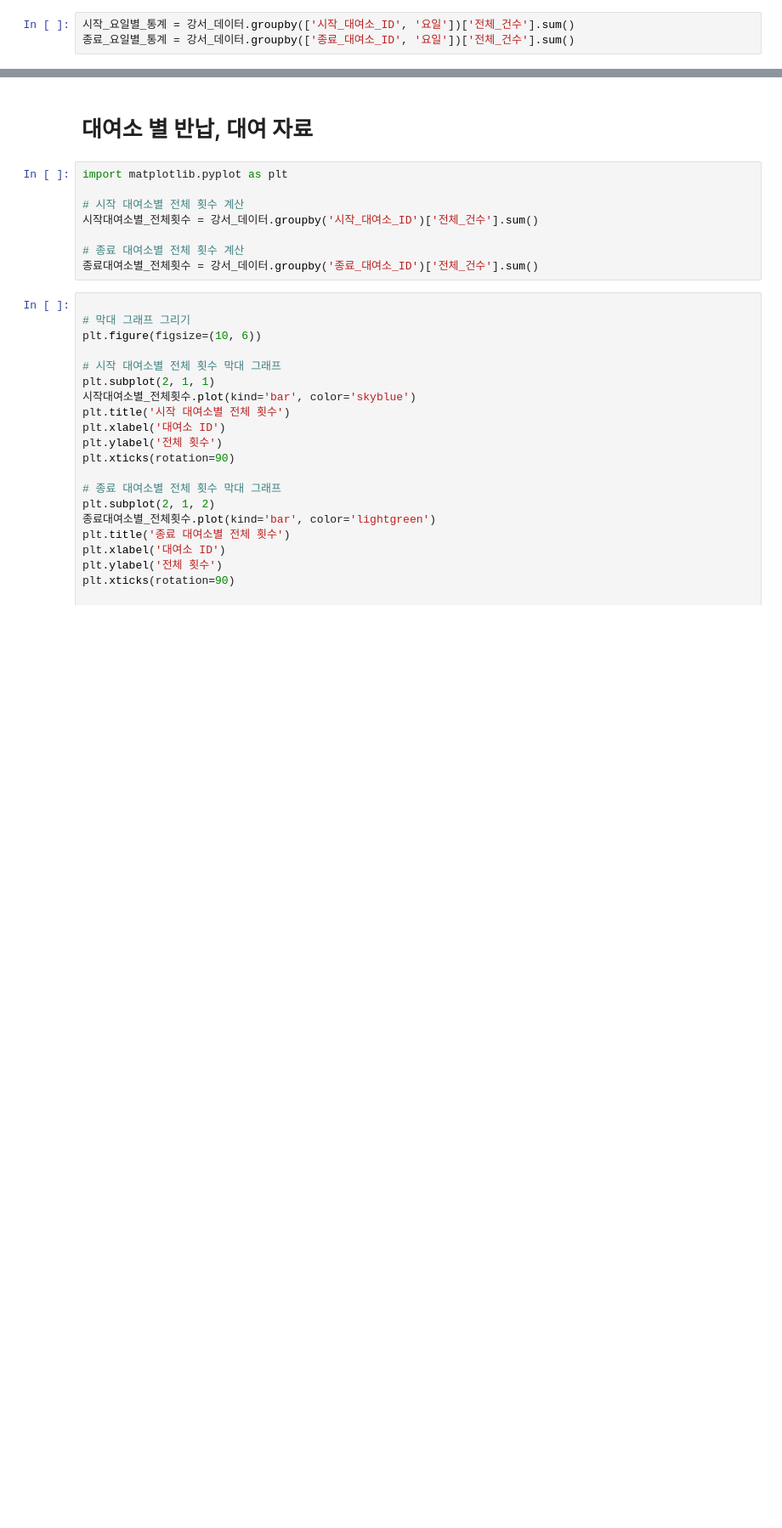
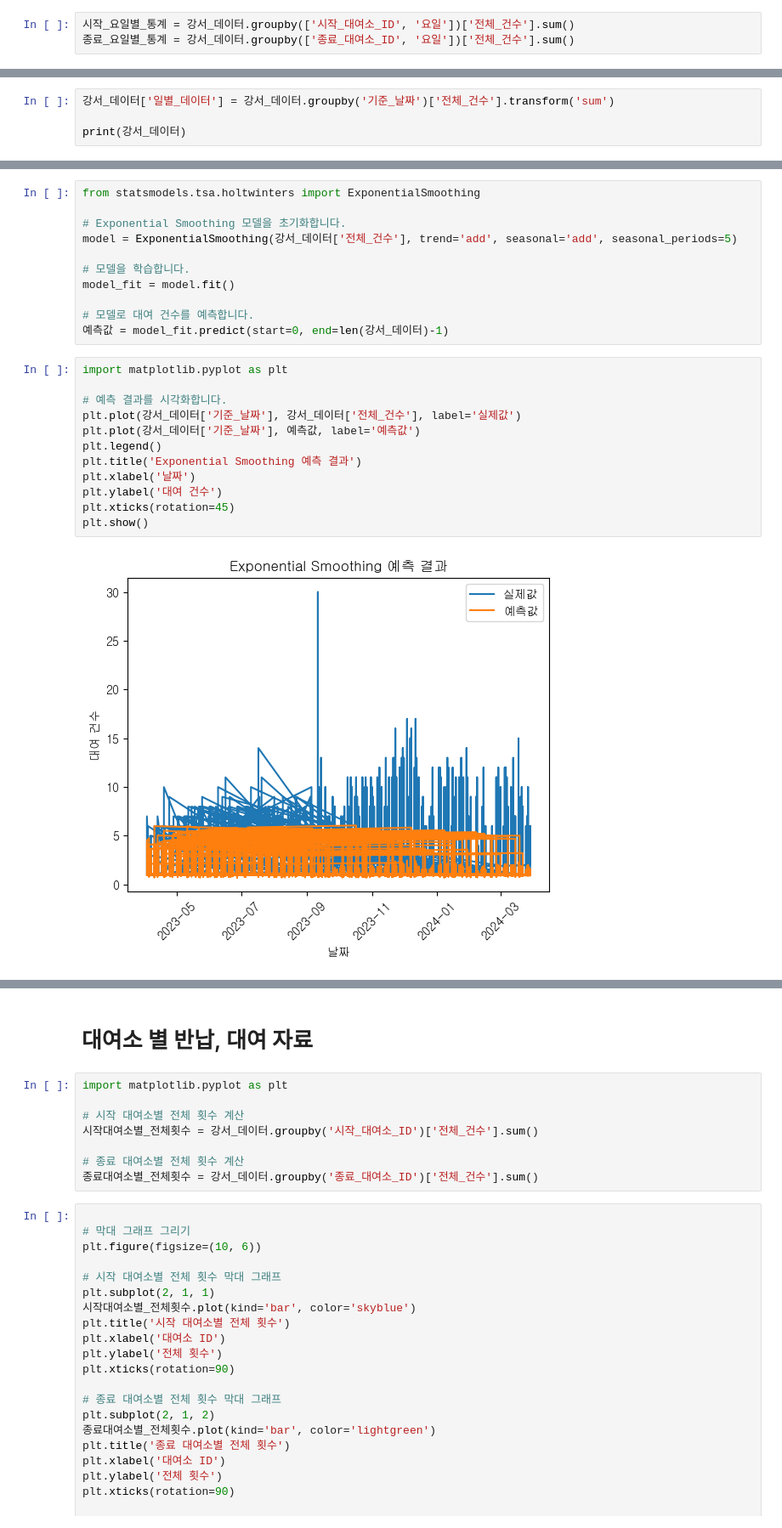
Before and after one commit to minseokpark6/SemiProject_Group3, a Jupyter notebook: Code/choiinwoo/20240502_자료.ipynb, the cells around one changed output, grey strips where cells are left out. Shown at 85% size. Saved outputs shown, nothing was run; the diff lists cells and outputs as text; blank space fills up the shorter version.

```diff
--- a/Code/choiinwoo/20240502_자료.ipynb
+++ b/Code/choiinwoo/20240502_자료.ipynb
@@ -220,0 +293,4 @@ plt.show()
+# %%
+강서_데이터['일별_데이터'] = 강서_데이터.groupby('기준_날짜')['전체_건수'].transform('sum')
+
+print(강서_데이터)
@@ -220,0 +341,25 @@ plt.show()
+# %%
+from statsmodels.tsa.holtwinters import ExponentialSmoothing
+
+# Exponential Smoothing 모델을 초기화합니다.
+model = ExponentialSmoothing(강서_데이터['전체_건수'], trend='add', seasonal='add', seasonal_periods=5)
+
+# 모델을 학습합니다.
+model_fit = model.fit()
+
+# 모델로 대여 건수를 예측합니다.
+예측값 = model_fit.predict(start=0, end=len(강서_데이터)-1)
+# %%
+import matplotlib.pyplot as plt
+
+# 예측 결과를 시각화합니다.
+plt.plot(강서_데이터['기준_날짜'], 강서_데이터['전체_건수'], label='실제값')
+plt.plot(강서_데이터['기준_날짜'], 예측값, label='예측값')
+plt.legend()
+plt.title('Exponential Smoothing 예측 결과')
+plt.xlabel('날짜')
+plt.ylabel('대여 건수')
+plt.xticks(rotation=45)
+plt.show()
+# %% [output]
+[figure, added]
```
Also changed, not shown: parts of 24 cells of this notebook, 1 other file.
